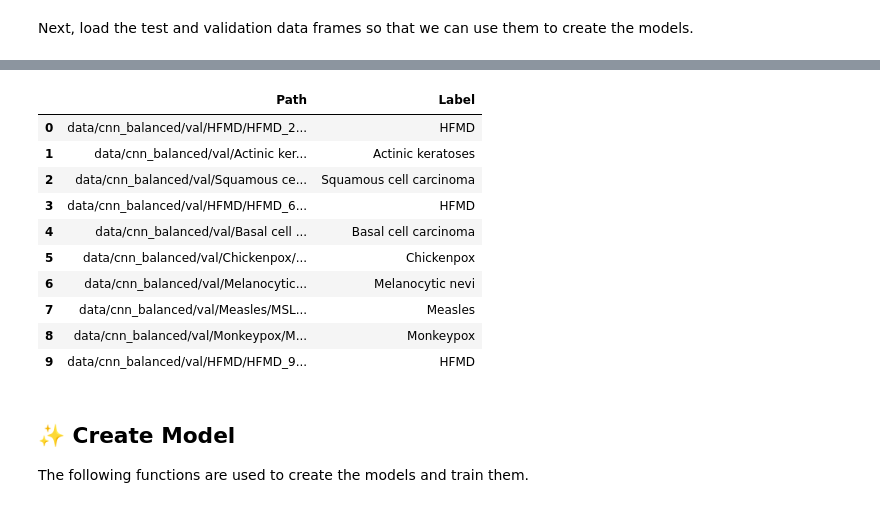
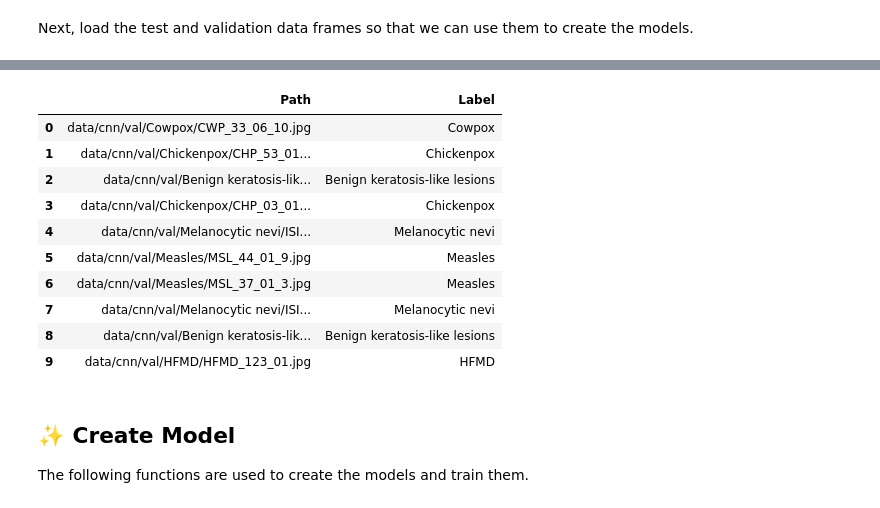
Before and after one commit to nipunaupeksha/mpox-lesion-detection, a Jupyter notebook: Convolutional and Recurrent Graph Neural Networks for Mpox Skin Lesion Detection - Using Pre-trained CNN Models.ipynb, the cells around one changed output, grey strips where cells are left out. Drawn from its saved outputs; the diff is of its cells as text; code cells hidden in the pictures.

```diff
--- a/Convolutional and Recurrent Graph Neural Networks for Mpox Skin Lesion Detection - Using Pre-trained CNN Models.ipynb
+++ b/Convolutional and Recurrent Graph Neural Networks for Mpox Skin Lesion Detection - Using Pre-trained CNN Models.ipynb
@@ -110,31 +110,19 @@ While proceeding with the process, we need some constants that may refer to the
 
 # Directory Paths
 DATA_PATH = './data/original'
-AUGMENTED_PATH = './data/cnn_augmented'
-CNN_BALANCED_PATH = './data/cnn_balanced'
+CNN_PATH = './data/cnn'
 MODELS_PATH = './models/cnn'
 
 TRAIN_DIRECTORY = 'train'
 TEST_DIRECTORY = 'test'
 VALIDATION_DIRECTORY = 'val'
 
-# Sample Values
-TRAIN_DATASET_SAMPLE_COUNT = 1000
-TEST_DATASET_SAMPLE_COUNT= 200
-VALIDATION_DATASET_SAMPLE_COUNT = 200
 
 # Directories containing the images
 SUB_DIRECTORIES = [TRAIN_DIRECTORY, TEST_DIRECTORY, VALIDATION_DIRECTORY]
 DATA_DIRECTORIES = ['Actinic keratoses', 'Basal cell carcinoma', 'Benign keratosis-like lesions', 'Chickenpox', 'Cowpox', 'Dermatofibroma', 'Healthy', 'HFMD', 'Measles', 'Melanocytic nevi', 'Melanoma', 'Monkeypox', 'Squamous cell carcinoma', 'Vascular lesions']
+# DATA_DIRECTORIES = ['Actinic keratoses', 'Basal cell carcinoma', 'Benign keratosis-like lesions', 'Chickenpox', 'Cowpox', 'Healthy', 'HFMD', 'Melanocytic nevi', 'Melanoma', 'Monkeypox']
 
-# Data generation properties
-ROTATION_RANGE = 40
-WIDTH_SHIFT_RANGE = 0.2
-HEIGHT_SHIFT_RANGE = 0.2
-SHEAR_RANGE = 0.2
-ZOOM_RANGE = 0.2
-HORIZONTAL_FLIP = True
-FILL_MODE = 'nearest'
 
 # Model-related constants
 # Dictionary mapping model names to their preprocessing functions
@@ -579,7 +250,7 @@ After creating the data frame, we can check whether there is a data imbalance or
 # %%
 # 🗃️ Creating File Data Frame for Train Dataset
 
-def load_images_to_df(base_path, dataset_type, sample_size):
+def load_images_to_df(base_path, dataset_type):
     # Load the base directory path
     path = os.path.join(base_path, dataset_type)
     image_dir = Path(path)
@@ -597,7 +268,7 @@ def load_images_to_df(base_path, dataset_type, sample_size):
     # Get samples according to the sample size
     samples = []
     for record in image_df['Label'].unique():
-        samples.append(image_df[image_df['Label']==record].sample(sample_size, random_state=42))
+        samples.append(image_df[image_df['Label']==record])
     image_df = pd.concat(samples, axis=0).sample(frac=1.0, random_state=42).reset_index(drop=True)
 
     # Return the data frame
@@ -672,18 +351,18 @@ image_df_test.head(10)
 # %%
-image_df_val = load_images_to_df(CNN_BALANCED_PATH, VALIDATION_DIRECTORY, VALIDATION_DATASET_SAMPLE_COUNT)
+image_df_val = load_images_to_df(CNN_PATH, VALIDATION_DIRECTORY)
 image_df_val.head(10)
 # %% [output]
 |  | Path | Label |
-| 0 | data/cnn_balanced/val/HFMD/HFMD_2... | HFMD |
-| 1 | data/cnn_balanced/val/Actinic ker... | Actinic keratoses |
-| 2 | data/cnn_balanced/val/Squamous ce... | Squamous cell carcinoma |
-| 3 | data/cnn_balanced/val/HFMD/HFMD_6... | HFMD |
-| 4 | data/cnn_balanced/val/Basal cell ... | Basal cell carcinoma |
-| 5 | data/cnn_balanced/val/Chickenpox/... | Chickenpox |
-| 6 | data/cnn_balanced/val/Melanocytic... | Melanocytic nevi |
-| 7 | data/cnn_balanced/val/Measles/MSL... | Measles |
-| 8 | data/cnn_balanced/val/Monkeypox/M... | Monkeypox |
-| 9 | data/cnn_balanced/val/HFMD/HFMD_9... | HFMD |
+| 0 | data/cnn/val/Cowpox/CWP_33_06_10.jpg | Cowpox |
+| 1 | data/cnn/val/Chickenpox/CHP_53_01... | Chickenpox |
+| 2 | data/cnn/val/Benign keratosis-lik... | Benign keratosis-like lesions |
+| 3 | data/cnn/val/Chickenpox/CHP_03_01... | Chickenpox |
+| 4 | data/cnn/val/Melanocytic nevi/ISI... | Melanocytic nevi |
+| 5 | data/cnn/val/Measles/MSL_44_01_9.jpg | Measles |
+| 6 | data/cnn/val/Measles/MSL_37_01_3.jpg | Measles |
+| 7 | data/cnn/val/Melanocytic nevi/ISI... | Melanocytic nevi |
+| 8 | data/cnn/val/Benign keratosis-lik... | Benign keratosis-like lesions |
+| 9 | data/cnn/val/HFMD/HFMD_123_01.jpg | HFMD |
 # %% [markdown]
 ## ✨ Create Model
 The following functions are used to create the models and train them.
```
Also changed, not shown: parts of 39 cells of this notebook.
